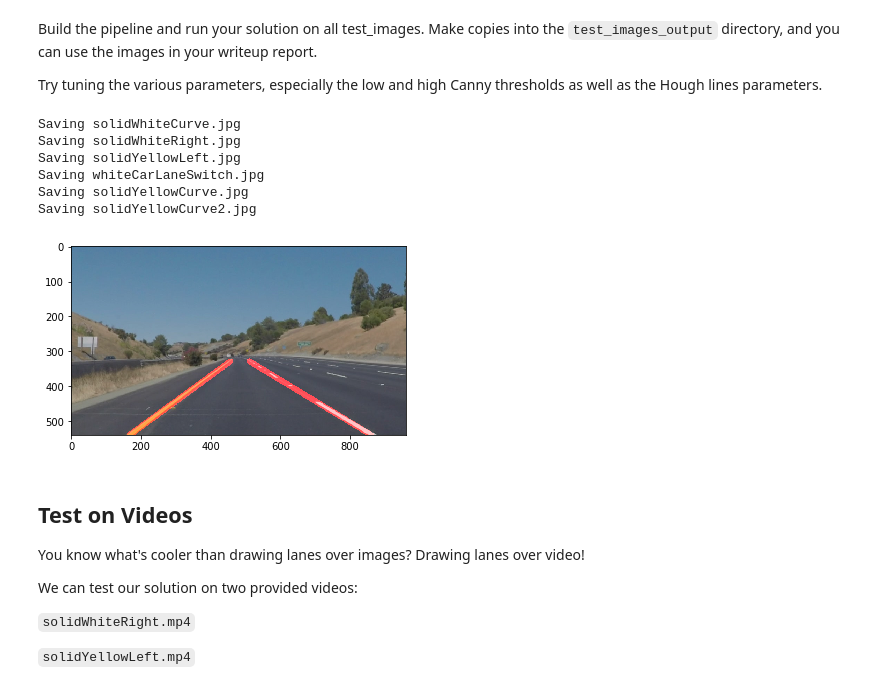
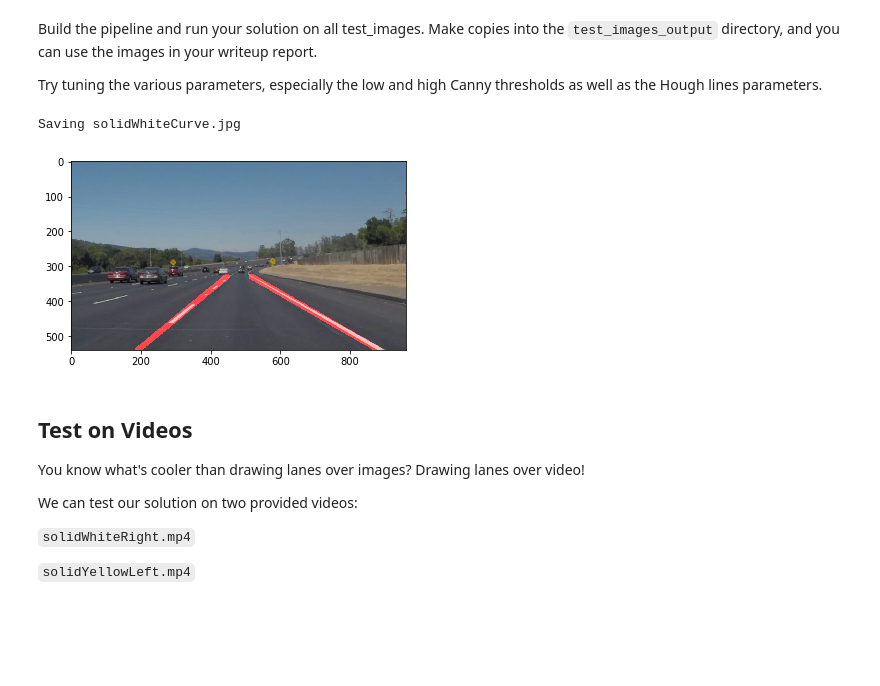
Before and after one commit to allen8r/sdc-lane-lines, a Jupyter notebook: P1.ipynb, the cells around one changed output. Drawn from its saved outputs; the diff is of its cells as text; code cells hidden in the pictures; blank space fills up the shorter version.

```diff
--- a/P1.ipynb
+++ b/P1.ipynb
@@ -279,6 +279,7 @@ def find_lane(img, region,
     # Convert image to grayscale
     gray_img = grayscale(img)
     #plt.imshow(gray_img, cmap='gray')
+    #save_image('/intermediate/grayscale.jpg', gray_img)
 
     # Suppress noise and spurious gradients by averaging using Guassian smoothing/blurring
     blurred_gray_img = gaussian_blur(gray_img, smoothing_kernel_size)
@@ -286,62 +287,64 @@ def find_lane(img, region,
     # Detect edges
     edges_img = canny(blurred_gray_img, lo_edge_threshold, hi_edge_threshold)
     #plt.imshow(edges_img, cmap='Greys_r')
+    #save_image('/intermediate/edges.jpg', edges_img)
 
 
     masked_edges = region_of_interest(edges_img, region)
     #plt.imshow(masked_edges)
+    #save_image('/intermediate/masked_edges.jpg', masked_edges)
 
     lines_img = hough_lines(masked_edges, region, rho, theta, threshold, min_line_len, max_line_gap)
     #plt.imshow(lines_img)
+    #save_image('intermediate/lines_img.jpg', lines_img, RGB=True)
 
     return weighted_img(lines_img, img)
 
 def get_image(filename):
     return mpimg.imread('test_images/{}'.format(filename))
 
-def save_image(filename, image):
+def save_image(filename, image, RGB=False):
     print("Saving {}".format(filename))
     # NOTE: image[:, :, ::-1] reverses the (default BRG from cv2.imwrite) values to RGB (what we expect to see)
-    cv2.imwrite('test_images_output/{}'.format(filename), image[:, :, ::-1])
+    img = image
+    if RGB:
+        img = image[:, :, ::-1]
+    cv2.imwrite('test_images_output/{}'.format(filename), img)
 
 
 #########################################
-filenames = os.listdir('test_images/')
+#filenames = os.listdir('test_images/')
+filenames = ['solidWhiteCurve.jpg']
 
 for fn in filenames:
 
     image = get_image(fn)
 
     # Define area of interest
     img_shape = image.shape
     lower_left = (0, img_shape[0])
     upper_y = int(0.61 * img_shape[0])
     upper_left = (int(0.45 * img_shape[1]), upper_y)
     upper_right = (int(0.55 * img_shape[1]), upper_y)
     lower_right = (img_shape[1],img_shape[0])
     vertices = np.array([[lower_left, upper_left, upper_right, lower_right]], dtype=np.int32)
 
     lane_img = find_lane(image,
                          region=vertices,
                          lo_edge_threshold=35,
                          hi_edge_threshold=170,
                          smoothing_kernel_size=9,
                          rho=2,
                          theta=np.pi/180,
                          threshold=15,
                          min_line_len=4,
                          max_line_gap=50)
 
     plt.imshow(lane_img)
-    save_image(fn, lane_img)
+    save_image(fn, lane_img, RGB=True)
 # %% [output]
 Saving solidWhiteCurve.jpg
-Saving solidWhiteRight.jpg
-Saving solidYellowLeft.jpg
-Saving whiteCarLaneSwitch.jpg
-Saving solidYellowCurve.jpg
-Saving solidYellowCurve2.jpg
-[figure, old version]
+[figure, new version]
 # %% [markdown]
 ## Test on Videos
 
```
Also changed, not shown: parts of 5 cells of this notebook, 3 other files.
